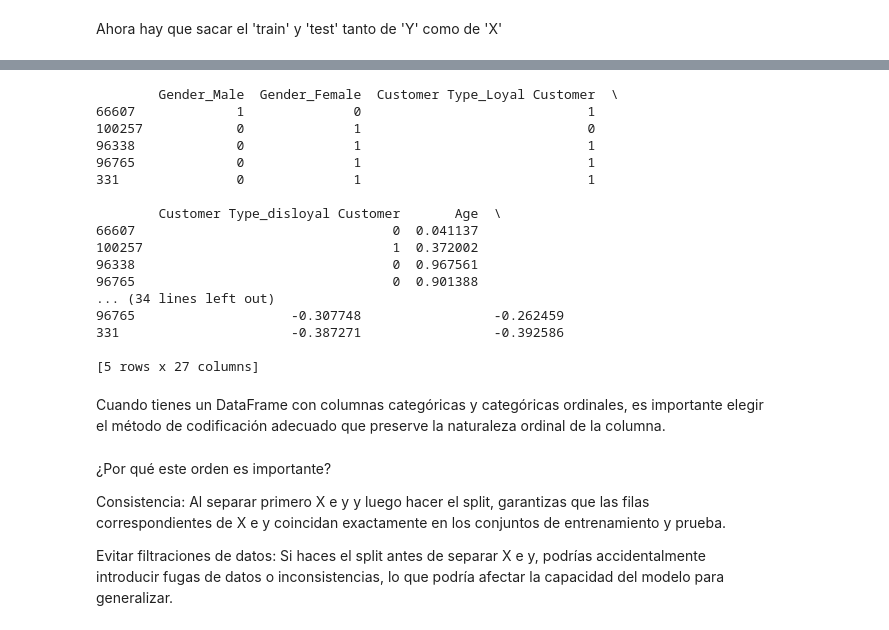
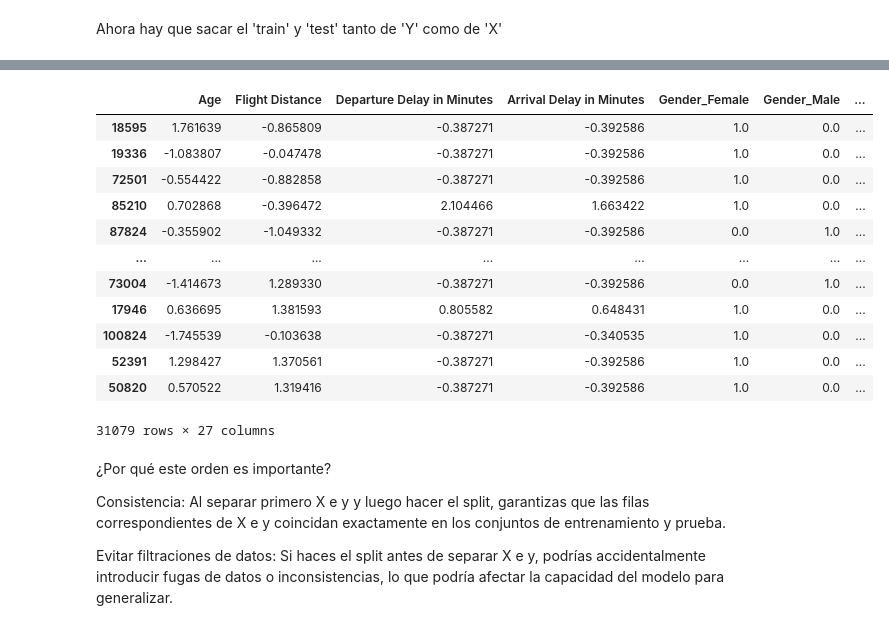
Before and after one commit to AI-School-F5-P3/F5-Aerolineas-G2, a Jupyter notebook: 0_limpiarNote.ipynb, the cells around one changed output, grey strips where cells are left out. Saved outputs shown, nothing was run; the diff lists cells and outputs as text; code cells hidden in the pictures.

```diff
--- a/0_limpiarNote.ipynb
+++ b/0_limpiarNote.ipynb
@@ -319,63 +231,37 @@ Antes de hacer la matriz de correlación, hay que convertir las columnas que son
+# %%
+x_train_processed_df = pd.DataFrame(x_train_processed, columns=feature_names,index=x_train.index)
+x_test_processed_df = pd.DataFrame(x_test_processed, columns=feature_names, index=x_test.index)
+
+x_test_processed_df
+# %% [output]
+|  | Age | Flight Distance | Departure Delay in Minutes | Arrival Delay in Minutes | Gender_Female | Gender_Male | ... |
+| 18595 | 1.761639 | -0.865809 | -0.387271 | -0.392586 | 1.0 | 0.0 | ... |
+| 19336 | -1.083807 | -0.047478 | -0.387271 | -0.392586 | 1.0 | 0.0 | ... |
+| 72501 | -0.554422 | -0.882858 | -0.387271 | -0.392586 | 1.0 | 0.0 | ... |
+| 85210 | 0.702868 | -0.396472 | 2.104466 | 1.663422 | 1.0 | 0.0 | ... |
+| 87824 | -0.355902 | -1.049332 | -0.387271 | -0.392586 | 0.0 | 1.0 | ... |
+| ... | ... | ... | ... | ... | ... | ... | ... |
+| 73004 | -1.414673 | 1.289330 | -0.387271 | -0.392586 | 0.0 | 1.0 | ... |
+| 17946 | 0.636695 | 1.381593 | 0.805582 | 0.648431 | 1.0 | 0.0 | ... |
+| 100824 | -1.745539 | -0.103638 | -0.387271 | -0.340535 | 1.0 | 0.0 | ... |
+| 52391 | 1.298427 | 1.370561 | -0.387271 | -0.392586 | 1.0 | 0.0 | ... |
+| 50820 | 0.570522 | 1.319416 | -0.387271 | -0.392586 | 1.0 | 0.0 | ... |
+31079 rows × 27 columns
 # %%
-import category_encoders as ce
-from sklearn.preprocessing import OrdinalEncoder
-# Separar la variable objetivo antes de la codificación, la llamo 'y'.
-# Si no la separo todavía, la va a codificar, lo cual no sé si conviene por el momento.
 
-
-#-- Codificar solo las variables categóricas--
-
-# Variables categóricas
-encoder_cat = ce.OneHotEncoder(use_cat_names=True)
-x_train_cat_encod= encoder_cat.fit_transform(x_train)
-#Hay que aplicar la transformación a la parte 'test'
-
-
+"""
 # Variables categóricas ordinales -----> no haría falta
 # Crear OrdinalEncoder
 encoder_ord = OrdinalEncoder()
 # Aplicar OrdinalEncoder a múltiples variables categóricas ordinales.
 # Machaco la variable x_train_cat que la recojo de la codificación anterior.
 x_train_ord_encod= pd.DataFrame(encoder_ord.fit_transform(x_train_cat_encod), columns=x_train_cat_encod.columns)
+
 #Hay que aplicar la transformación a la parte 'test'
-
+x_test_ord_encod=pd.DataFrame(encoder_ord.transform(x_test_cat_encod), columns=x_test_cat_encod.columns)
 
 # Concatenar la columna 'satisfaccion' de nuevo al DataFrame codificado
-
-
-""" # Dividir los datos en conjuntos de entrenamiento y prueba
-x_train, x_test, y_train, y_test = train_test_split(x_encoded, y, test_size=0.2, random_state=42)
-
-# Guardar datos en ficheros
-path='C:/4_F5/011_proyecto_ml/'
-x_train.to_csv(path + '/x_train.csv')
-x_test.to_csv(path + '/x_test.csv')
-y_train.to_csv(path + '/y_train.csv')
-y_test.to_csv(path + '/y_test.csv')
- """
-
-print(x_train_cat_encod.head())
+"""
-# %% [output]
-        Gender_Male  Gender_Female  Customer Type_Loyal Customer  \
-66607             1              0                             1
-100257            0              1                             0
-96338             0              1                             1
-96765             0              1                             1
-331               0              1                             1
-
-        Customer Type_disloyal Customer       Age  \
-66607                                 0  0.041137
-100257                                1  0.372002
-96338                                 0  0.967561
-96765                                 0  0.901388
-... (34 lines left out)
-96765                    -0.307748                 -0.262459
-331                      -0.387271                 -0.392586
-
-[5 rows x 27 columns]
-# %% [markdown]
-
-Cuando tienes un DataFrame con columnas categóricas y categóricas ordinales, es importante elegir el método de codificación adecuado que preserve la naturaleza ordinal de la columna.
 # %% [markdown]
 ¿Por qué este orden es importante?
 
```
Also changed, not shown: parts of 26 cells of this notebook.
